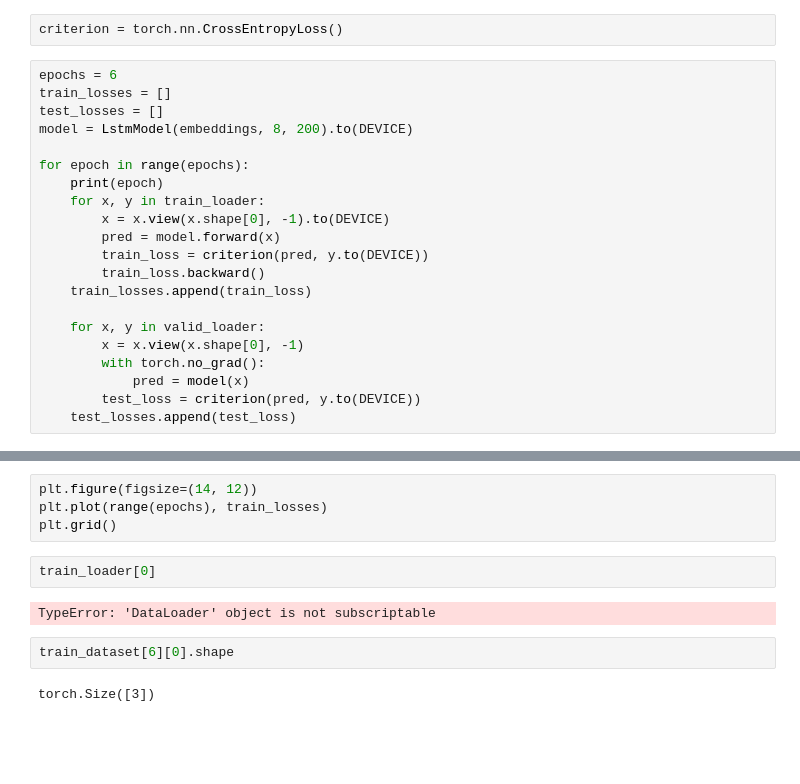
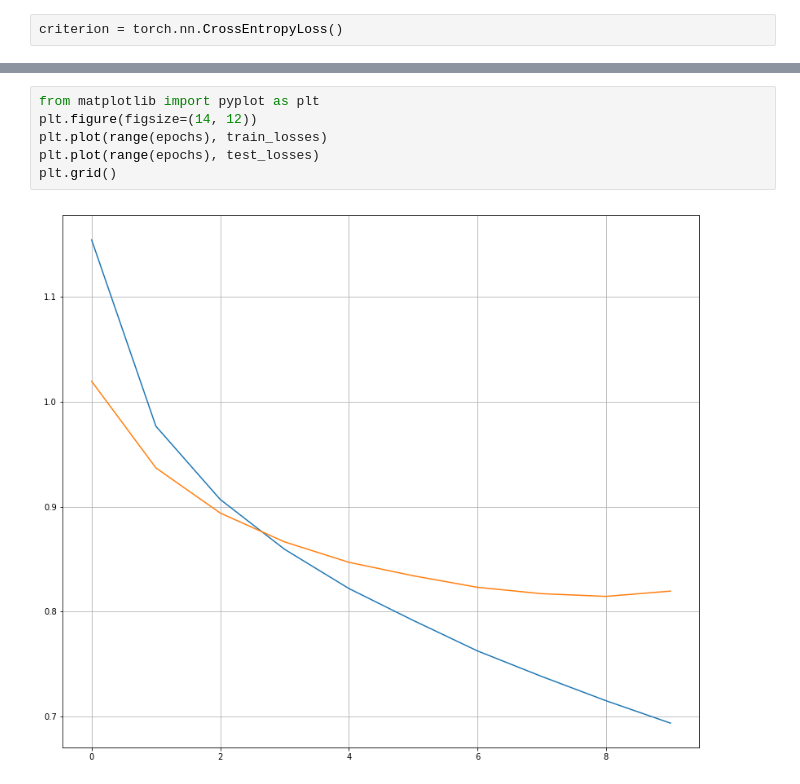
Before and after one commit to OneAdder/deeplearning2020, a Jupyter notebook: hm2/МихаилВоронов2.ipynb, the cells around one changed output, grey strips where cells are left out. Cells and saved outputs as stored; diff of their text form; blank space fills up the shorter version.

```diff
--- a/hm2/МихаилВоронов2.ipynb
+++ b/hm2/МихаилВоронов2.ipynb
@@ -299,23 +321,2 @@ class LstmModel(torch.nn.Module):
 # %%
 criterion = torch.nn.CrossEntropyLoss()
-# %%
-epochs = 6
-train_losses = []
-test_losses = []
-model = LstmModel(embeddings, 8, 200).to(DEVICE)
-
-for epoch in range(epochs):
-    print(epoch)
-    for x, y in train_loader:
-        x = x.view(x.shape[0], -1).to(DEVICE)
-        pred = model.forward(x)
-        train_loss = criterion(pred, y.to(DEVICE))
-        train_loss.backward()
-    train_losses.append(train_loss)
-
-    for x, y in valid_loader:
-        x = x.view(x.shape[0], -1)
-        with torch.no_grad():
-            pred = model(x)
-        test_loss = criterion(pred, y.to(DEVICE))
-    test_losses.append(test_loss)
@@ -325,12 +425,8 @@ RuntimeError: mat1 dim 1 must match mat2 dim 0
 # %%
+from matplotlib import pyplot as plt
 plt.figure(figsize=(14, 12))
 plt.plot(range(epochs), train_losses)
+plt.plot(range(epochs), test_losses)
 plt.grid()
+# %% [output]
+[figure, added]
-# %%
-train_loader[0]
-# %% [output]
-TypeError: 'DataLoader' object is not subscriptable
-# %%
-train_dataset[6][0].shape
-# %% [output]
-torch.Size([3])
```
Also changed, not shown: parts of 10 cells of this notebook.
